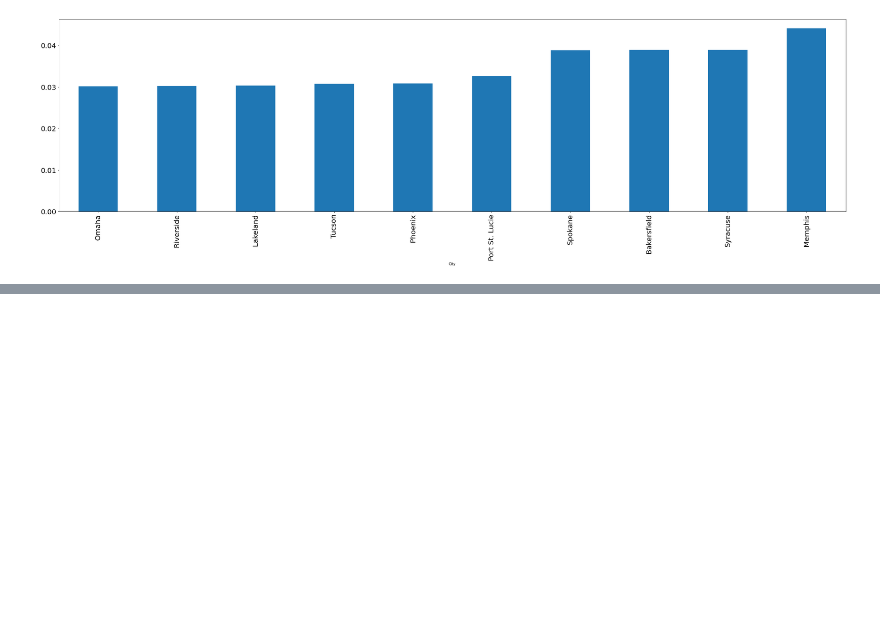
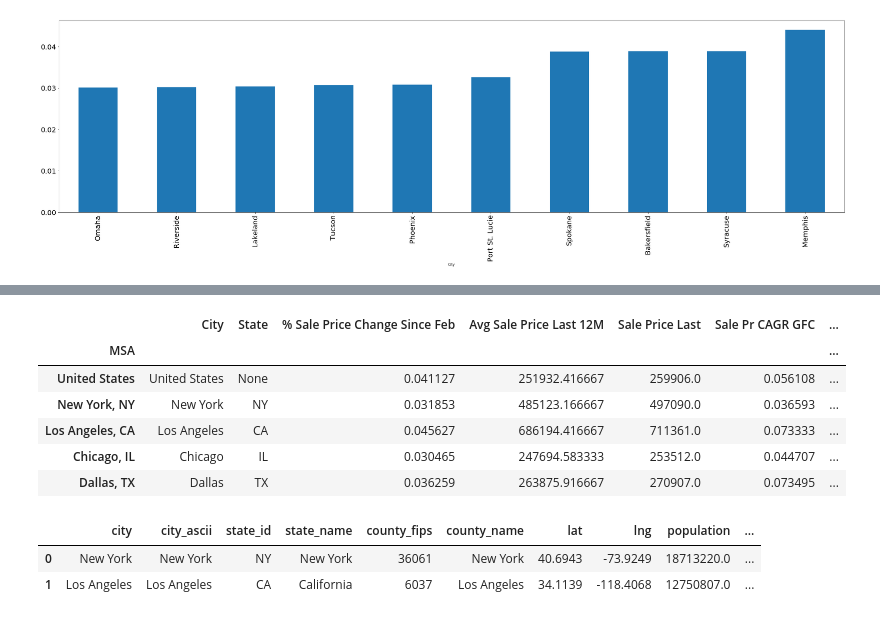
Before and after one commit to Luminous171/Project_1, a Jupyter notebook: Python_Files/Project_1_AH.ipynb, the cells around one changed output, grey strips where cells are left out. Cells and saved outputs as stored; diff of their text form; code cells hidden in the pictures; blank space fills up the shorter version.

```diff
--- a/Python_Files/Project_1_AH.ipynb
+++ b/Python_Files/Project_1_AH.ipynb
@@ -176,0 +304,22 @@ corona_impact_df.plot(kind='bar',figsize=(40,10),fontsize=(20))
+# %%
+# Create columns with city and state to allow more flexibility when showing data
+# sale_stats_df[['City','State']] = sale_stats_df['MSA'].str.split(", ", n = 1, expand=True) # Split City from text string
+sale_stats_df.reset_index(inplace=True)
+# sale_stats_df['index'].name='MSA'
+sale_stats_df.rename(columns={'index':'MSA'}, inplace= True)
+sale_stats_df[['City','State']] = sale_stats_df['MSA'].str.split(", ", n = 1, expand=True) # Split City from text string
+sale_stats_df.set_index('MSA',inplace=True)
+# %%
+# re arrange order and drop columns we do not need
+sale_stats_df=sale_stats_df[['City','State','% Sale Price Change Since Feb', 'Avg Sale Price Last 12M', 'Sale Price Last', 'Sale Pr CAGR GFC','Sale Pr Standard Deviation']]
+sale_stats_df.head(5)
+
+# sale_stats_df[sale_stats_df['City']=='Longview']
+# %% [output]
+|  | City | State | % Sale Price Change Since Feb | Avg Sale Price Last 12M | Sale Price Last | Sale Pr CAGR GFC | ... |
+| MSA |  |  |  |  |  |  | ... |
+| United States | United States | None | 0.041127 | 251932.416667 | 259906.0 | 0.056108 | ... |
+| New York, NY | New York | NY | 0.031853 | 485123.166667 | 497090.0 | 0.036593 | ... |
+| Los Angeles, CA | Los Angeles | CA | 0.045627 | 686194.416667 | 711361.0 | 0.073333 | ... |
+| Chicago, IL | Chicago | IL | 0.030465 | 247694.583333 | 253512.0 | 0.044707 | ... |
+| Dallas, TX | Dallas | TX | 0.036259 | 263875.916667 | 270907.0 | 0.073495 | ... |
@@ -176,0 +329,9 @@ corona_impact_df.plot(kind='bar',figsize=(40,10),fontsize=(20))
+# %%
+file_name='uscities.csv'
+csv_file=Path(f"../Data/{file_name}")
+lon_lat_density_df= pd.read_csv(csv_file)
+lon_lat_density_df.head(2)
+# %% [output]
+|  | city | city_ascii | state_id | state_name | county_fips | county_name | lat | lng | population | ... |
+| 0 | New York | New York | NY | New York | 36061 | New York | 40.6943 | -73.9249 | 18713220.0 | ... |
+| 1 | Los Angeles | Los Angeles | CA | California | 6037 | Los Angeles | 34.1139 | -118.4068 | 12750807.0 | ... |
```
Also changed, not shown: parts of 20 cells of this notebook.
